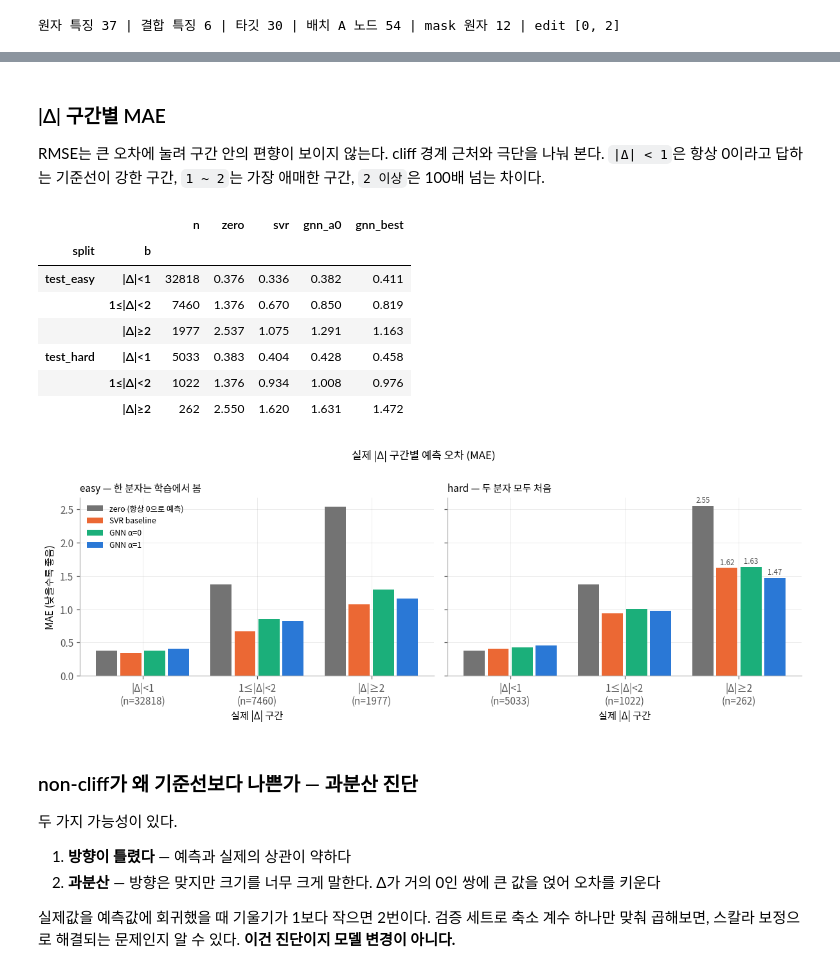
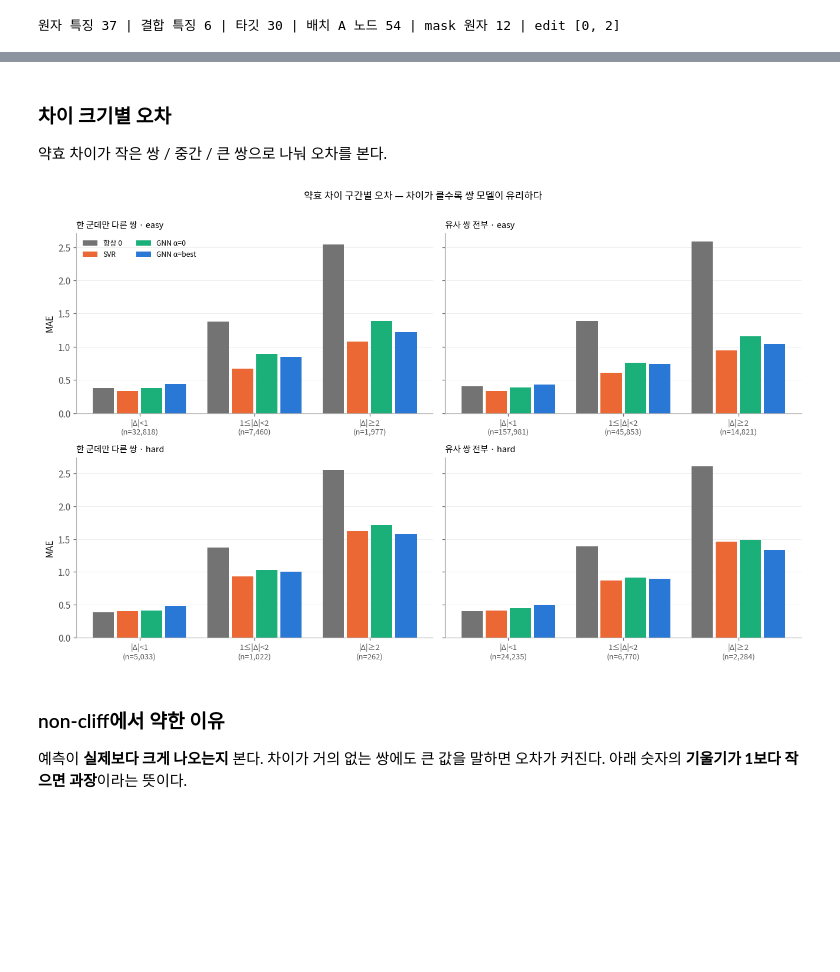
Before and after one commit to dlrudgms1234-commits/capstone, a Jupyter notebook: ac_pipeline.ipynb, the cells around one changed output, grey strips where cells are left out. Drawn from its saved outputs; the diff is of its cells as text; code cells hidden in the pictures; blank space fills up the shorter version.

```diff
--- a/ac_pipeline.ipynb
+++ b/ac_pipeline.ipynb
@@ -1146,52 +1001,40 @@ print(f'반대칭 어긋남 |Δ̂(A,B) + Δ̂(B,A)| / 2 : 평균 {asym.mean():.3
 # %% [markdown]
-### |Δ| 구간별 MAE
+### 차이 크기별 오차
 
-RMSE는 큰 오차에 눌려 구간 안의 편향이 보이지 않는다. cliff 경계 근처와 극단을 나눠 본다.
-`|Δ| < 1`은 항상 0이라고 답하는 기준선이 강한 구간, `1 ~ 2`는 가장 애매한 구간, `2 이상`은 100배 넘는 차이다.
+약효 차이가 작은 쌍 / 중간 / 큰 쌍으로 나눠 오차를 본다.
 # %%
-bucket = pd.cut(test.delta.abs(), [0, 1, 2, np.inf], right=False, labels=['|Δ|<1', '1≤|Δ|<2', '|Δ|≥2'])
-g = test.assign(b=bucket).groupby(['split', 'b'], observed=True)
-mae = pd.concat({m: test.assign(b=bucket, ae=(test[f'pred_{m}'] - test.delta).abs())
-                       .groupby(['split', 'b'], observed=True).ae.mean() for m in MODELS}, axis=1)
-mae.insert(0, 'n', g.size())
-mae.round(3)
+BUCKETS = ['|Δ|<1', '1≤|Δ|<2', '|Δ|≥2']
+MAES = {}
+for st, pset in RESULTS.items():
+    t_ = pset[pset.split.str.startswith('test')]
+    b = pd.cut(t_.delta.abs(), [0, 1, 2, np.inf], right=False, labels=BUCKETS)
+    m = pd.concat({k: t_.assign(b=b, ae=(t_[f'pred_{k}'] - t_.delta).abs())
+                      .groupby(['split', 'b'], observed=True).ae.mean() for k in MODELS}, axis=1)
+    m.insert(0, 'n', t_.assign(b=b).groupby(['split', 'b'], observed=True).size())
+    MAES[st] = m
-# %% [output]
-|  |  | n | zero | svr | gnn_a0 | gnn_best |
-| split | b |  |  |  |  |  |
-| test_easy | |Δ|<1 | 32818 | 0.376 | 0.336 | 0.382 | 0.411 |
-|  | 1≤|Δ|<2 | 7460 | 1.376 | 0.670 | 0.850 | 0.819 |
-|  | |Δ|≥2 | 1977 | 2.537 | 1.075 | 1.291 | 1.163 |
-| test_hard | |Δ|<1 | 5033 | 0.383 | 0.404 | 0.428 | 0.458 |
-|  | 1≤|Δ|<2 | 1022 | 1.376 | 0.934 | 1.008 | 0.976 |
-|  | |Δ|≥2 | 262 | 2.550 | 1.620 | 1.631 | 1.472 |
 # %%
-BUCKETS = ['|Δ|<1', '1≤|Δ|<2', '|Δ|≥2']
-LBL = {'zero': 'zero (항상 0으로 예측)', 'svr': 'SVR baseline', 'gnn_a0': 'GNN α=0', 'gnn_best': f'GNN α={BEST_ALPHA}'}
-fig, ax = plt.subplots(1, 2, figsize=(11, 4.0), sharey=True)
-w = 0.21
-for a_, s, title in zip(ax, ['test_easy', 'test_hard'], ['easy — 한 분자는 학습에서 봄', 'hard — 두 분자 모두 처음']):
-    for i, (m, c) in enumerate(zip(MODELS, [MUTED, C2, C3, C1])):
-        v = [mae.loc[(s, b), m] for b in BUCKETS]
-        a_.bar(np.arange(3) + (i - 1.5) * w, v, w * 0.88, color=c, label=LBL[m], zorder=2)
-        if s == 'test_hard':   # 헤드라인 구간만 직접 라벨 (모든 막대에 숫자를 붙이지 않는다)
-            a_.text(2 + (i - 1.5) * w, v[2] + 0.05, f'{v[2]:.2f}', ha='center', fontsize=7.5, color='0.3')
-    a_.set(xticks=range(3), xlabel='실제 |Δ| 구간')
-    a_.set_xticklabels([f'{b}\n(n={int(mae.loc[(s, b), "n"])})' for b in BUCKETS])
-    a_.set_title(title, loc='left', fontsize=10); tidy(a_)
-ax[0].set_ylabel('MAE (낮을수록 좋음)'); ax[0].legend(fontsize=8, frameon=False)
-fig.suptitle('실제 |Δ| 구간별 예측 오차 (MAE)', y=1.0, fontsize=11)
+LBL = {'zero': '항상 0', 'svr': 'SVR', 'gnn_a0': 'GNN α=0', 'gnn_best': 'GNN α=best'}
+fig, axes = plt.subplots(2, 2, figsize=(12, 7.4), sharey='row')
+for col, (st, mae) in enumerate(MAES.items()):
+    for row, sp in enumerate(['test_easy', 'test_hard']):
+        a_ = axes[row, col]
+        w = 0.21
+        for i, (m, c) in enumerate(zip(MODELS, [MUTED, C2, C3, C1])):
+            v = [mae.loc[(sp, b), m] for b in BUCKETS]
+            a_.bar(np.arange(3) + (i - 1.5) * w, v, w * 0.88, color=c, label=LBL[m], zorder=2)
+        a_.set(xticks=range(3))
+        a_.set_xticklabels([f'{b}\n(n={int(mae.loc[(sp, b), "n"]):,})' for b in BUCKETS], fontsize=8.5)
+        a_.set_title(f'{LABEL[st]} · {"easy" if row == 0 else "hard"}', loc='left', fontsize=9.5)
+        a_.grid(axis='x', visible=False); tidy(a_)
+axes[0, 0].set_ylabel('MAE'); axes[1, 0].set_ylabel('MAE')
+axes[0, 0].legend(fontsize=8, frameon=False, ncol=2)
+fig.suptitle('약효 차이 구간별 오차 — 차이가 클수록 쌍 모델이 유리하다', y=1.0, fontsize=11)
 fig.tight_layout(); plt.show()
 # %% [output]
-[figure, old version]
+[figure, new version]
 # %% [markdown]
-### non-cliff가 왜 기준선보다 나쁜가 — 과분산 진단
+### non-cliff에서 약한 이유
 
-두 가지 가능성이 있다.
-
-1. **방향이 틀렸다** — 예측과 실제의 상관이 약하다
-2. **과분산** — 방향은 맞지만 크기를 너무 크게 말한다. Δ가 거의 0인 쌍에 큰 값을 얹어 오차를 키운다
-
-실제값을 예측값에 회귀했을 때 기울기가 1보다 작으면 2번이다.
-검증 세트로 축소 계수 하나만 맞춰 곱해보면, 스칼라 보정으로 해결되는 문제인지 알 수 있다.
-**이건 진단이지 모델 변경이 아니다.**
+예측이 **실제보다 크게 나오는지** 본다. 차이가 거의 없는 쌍에도 큰 값을 말하면 오차가 커진다.
+아래 숫자의 **기울기가 1보다 작으면 과장**이라는 뜻이다.
 # %%
```
Also changed, not shown: parts of 52 cells of this notebook, 1 other file.
